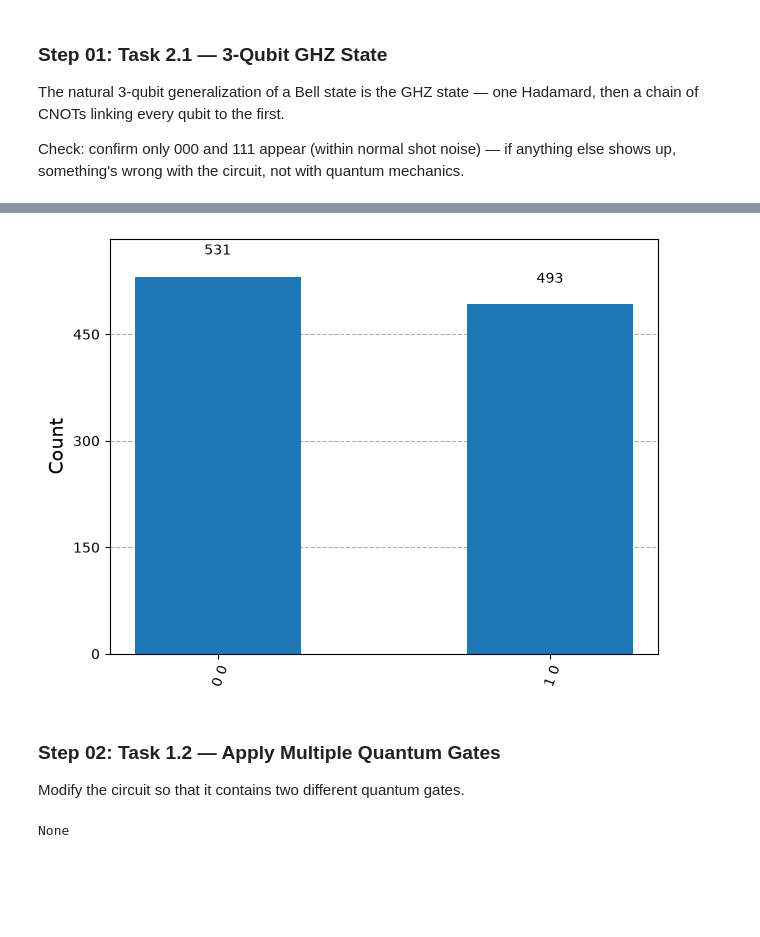
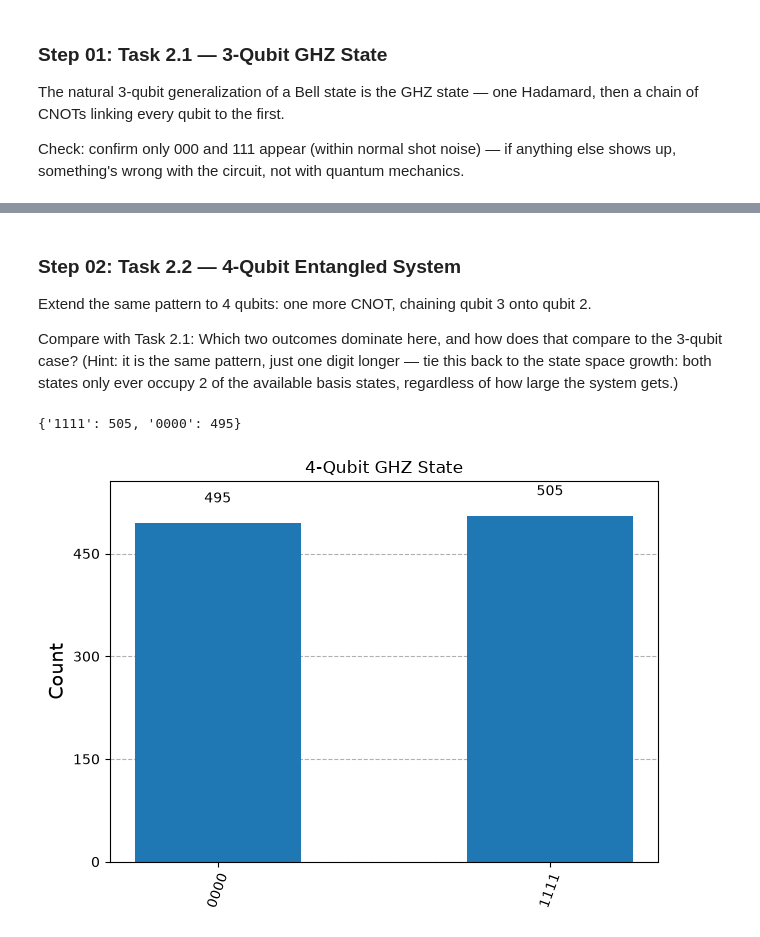
Before and after one commit to litheos1089/quantum-computing-repo, a Jupyter notebook: QuantumLabs/Taruc_LyberiusEnnio_QuantumLab2.ipynb, the cells around one changed output, grey strips where cells are left out. Cells and saved outputs as stored; diff of their text form; code cells hidden in the pictures; blank space fills up the shorter version.

```diff
--- a/QuantumLabs/Taruc_LyberiusEnnio_QuantumLab2.ipynb
+++ b/QuantumLabs/Taruc_LyberiusEnnio_QuantumLab2.ipynb
@@ -78,24 +65,23 @@ print(counts)
-# %%
-# Display the histogram
-plot_histogram(counts)
-# %% [output]
-[figure, removed]
 # %% [markdown]
-### Step 02: Task 1.2 — Apply Multiple Quantum Gates
-Modify the circuit so that it contains two different quantum gates.
+### Step 02: Task 2.2 — 4-Qubit Entangled System
+Extend the same pattern to 4 qubits: one more CNOT, chaining qubit 3 onto qubit 2.
+
+Compare with Task 2.1: Which two outcomes dominate here, and how does that compare to the 3-qubit case? (Hint: it is the same pattern, just one digit longer — tie this back to the state space growth: both states only ever occupy 2 of the available basis states, regardless of how large the system gets.)
 # %%
-#Create another circuit with 1 qubit (with 1 classical bit output for measurement
+qc_ghz4 = QuantumCircuit(4)
+qc_ghz4.h(0)
+qc_ghz4.cx(0, 1)
+qc_ghz4.cx(1, 2)
+qc_ghz4.cx(2, 3)
+qc_ghz4.measure_all()
 
-qc2 = QuantumCircuit(1,1)
-
-# Chosen Example: Apply X-Gate, followed by an H-Gate
-# Apply Hadamard gate
-qc2.x(0)
-qc2.h(0)
-
-# Measure
-print(qc2.measure_all())
+compiled = transpile(qc_ghz4, simulator)
+ghz4_counts = simulator.run(compiled, shots=1000).result().get_counts()
+print(ghz4_counts)
+plot_histogram(ghz4_counts, title="4-Qubit GHZ State")
+# Example output: {'0000': 513, '1111': 487}
 # %% [output]
-None
+{'1111': 505, '0000': 495}
+[figure, added]
 # %%
 # Draw circuit
```
Also changed, not shown: parts of 18 cells of this notebook.
